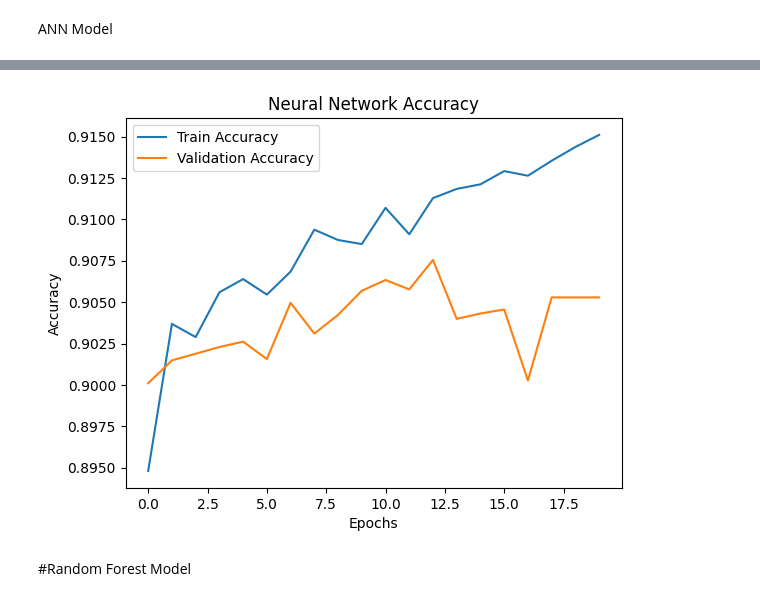
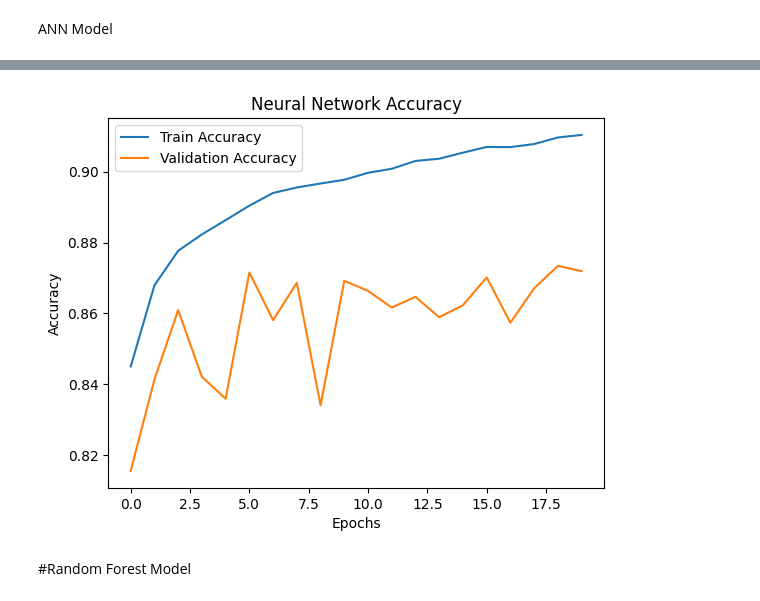
Before and after one commit to SithmiDesilva/Bank_Marketing_Prediction, a Jupyter notebook: Bank_Marketing_Prediction.ipynb, the cells around one changed output, grey strips where cells are left out. Cells and saved outputs as stored; diff of their text form; code cells hidden in the pictures.

```diff
--- a/Bank_Marketing_Prediction.ipynb
+++ b/Bank_Marketing_Prediction.ipynb
@@ -405,14 +405,14 @@ ROC-AUC Score: 0.9171307926116314
 # %%
 # Plot Training and Validation Accuracy
-plt.plot(history_1.history['accuracy'], label='Train Accuracy')
-plt.plot(history_1.history['val_accuracy'], label='Validation Accuracy')
+plt.plot(history.history['accuracy'], label='Train Accuracy')
+plt.plot(history.history['val_accuracy'], label='Validation Accuracy')
 plt.title('Neural Network Accuracy')
 plt.xlabel('Epochs')
 plt.ylabel('Accuracy')
 plt.legend()
 plt.show()
 # %% [output]
-[figure, old version]
+[figure, new version]
 # %% [markdown]
 #Random Forest Model
 # %%
```
Also changed, not shown: parts of 14 cells of this notebook.
